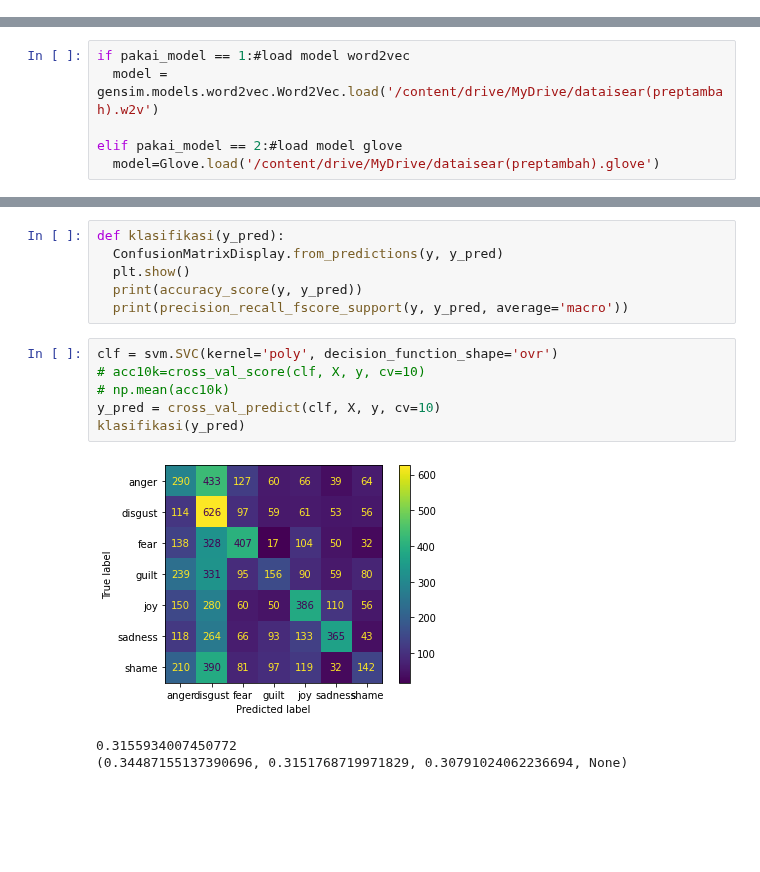
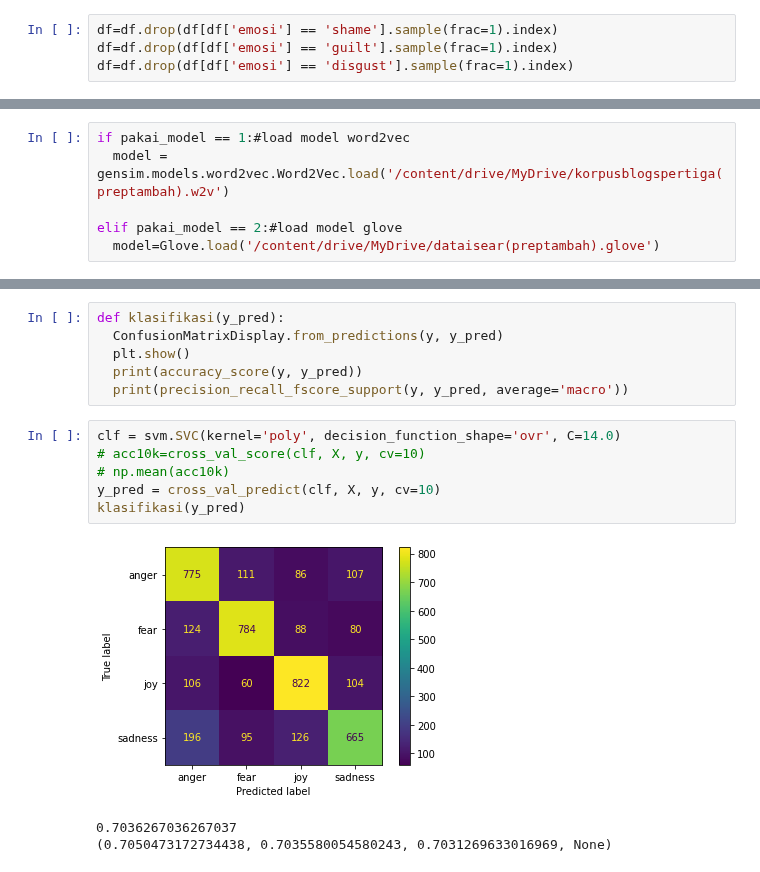
Before and after one commit to alfinmaulani/skripsi, a Jupyter notebook: 3.1ekstraksi_dan_klasifikasi.ipynb, the cells around one changed output, grey strips where cells are left out. Saved outputs shown, nothing was run; the diff lists cells and outputs as text; blank space fills up the shorter version.

```diff
--- a/3.1ekstraksi_dan_klasifikasi.ipynb
+++ b/3.1ekstraksi_dan_klasifikasi.ipynb
@@ -28,6 +28,10 @@ load korpus
 url1 = '/content/drive/MyDrive/dataisear(preputama).csv'
 url2 = '/content/drive/MyDrive/dataisear(preptambah).csv'
 df = pd.read_csv(url2)
+# %%
+df=df.drop(df[df['emosi'] == 'shame'].sample(frac=1).index)
+df=df.drop(df[df['emosi'] == 'guilt'].sample(frac=1).index)
+df=df.drop(df[df['emosi'] == 'disgust'].sample(frac=1).index)
 # %%
 temp=[]
 for senten in df.dokumen:
@@ -53,7 +57,7 @@ Installing collected packages: glove-python-binary
 Successfully installed glove-python-binary-0.2.0
 # %%
 if pakai_model == 1:#load model word2vec
-  model = gensim.models.word2vec.Word2Vec.load('/content/drive/MyDrive/dataisear(preptambah).w2v')
+  model = gensim.models.word2vec.Word2Vec.load('/content/drive/MyDrive/korpusblogspertiga(preptambah).w2v')
 
 elif pakai_model == 2:#load model glove
   model=Glove.load('/content/drive/MyDrive/dataisear(preptambah).glove')
@@ -167,15 +171,15 @@ def klasifikasi(y_pred):
   print(accuracy_score(y, y_pred))
   print(precision_recall_fscore_support(y, y_pred, average='macro'))
 # %%
-clf = svm.SVC(kernel='poly', decision_function_shape='ovr')
+clf = svm.SVC(kernel='poly', decision_function_shape='ovr', C=14.0)
 # acc10k=cross_val_score(clf, X, y, cv=10)
 # np.mean(acc10k)
 y_pred = cross_val_predict(clf, X, y, cv=10)
 klasifikasi(y_pred)
 # %% [output]
-[figure, old version]
+[figure, new version]
-0.3155934007450772
-(0.34487155137390696, 0.3151768719971829, 0.30791024062236694, None)
+0.7036267036267037
+(0.7050473172734438, 0.7035580054580243, 0.7031269633016969, None)
 # %%
 clf = svm.SVC(kernel='rbf', decision_function_shape='ovr')
 y_pred = cross_val_predict(clf, X, y, cv=10)
```
Also changed, not shown: parts of 6 cells of this notebook.
